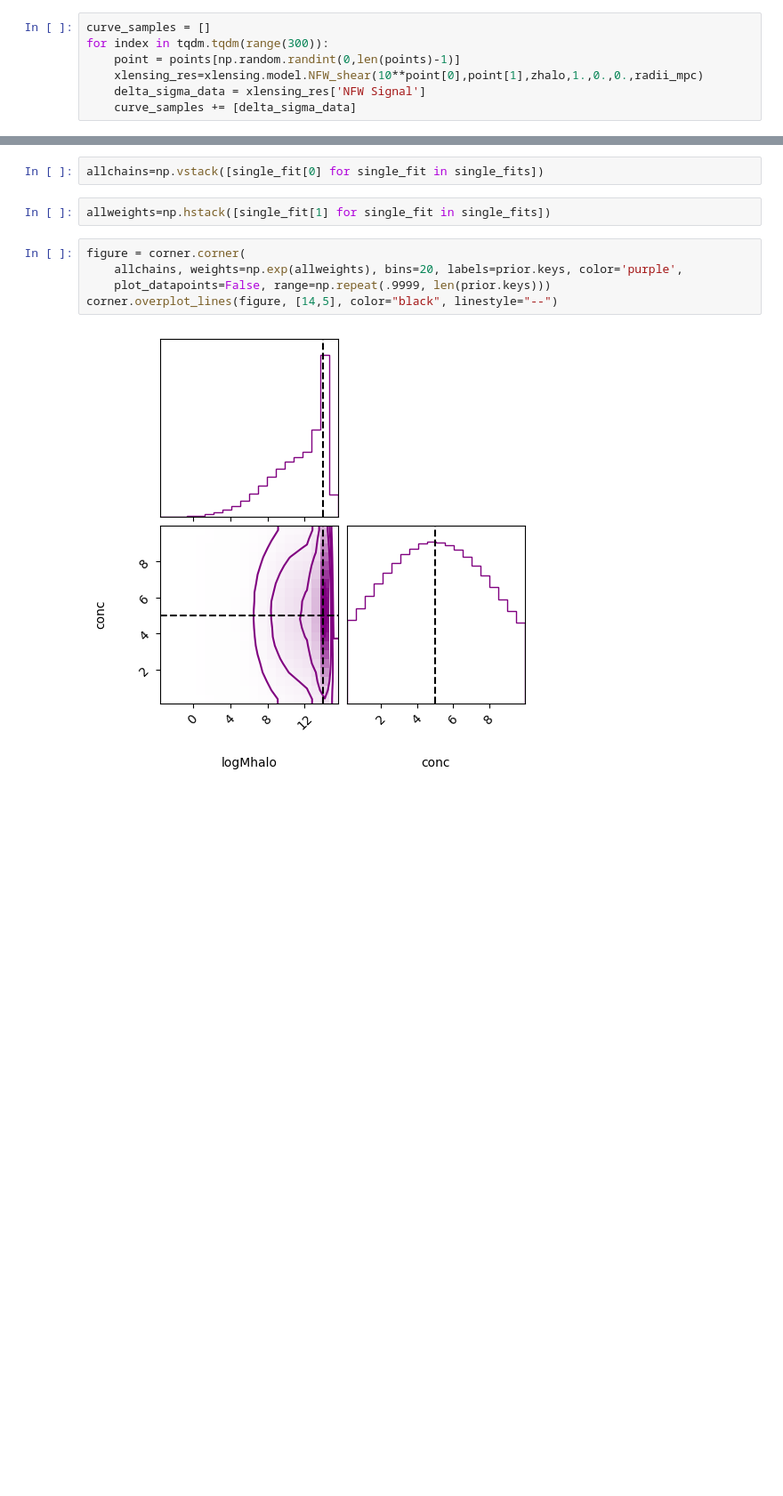
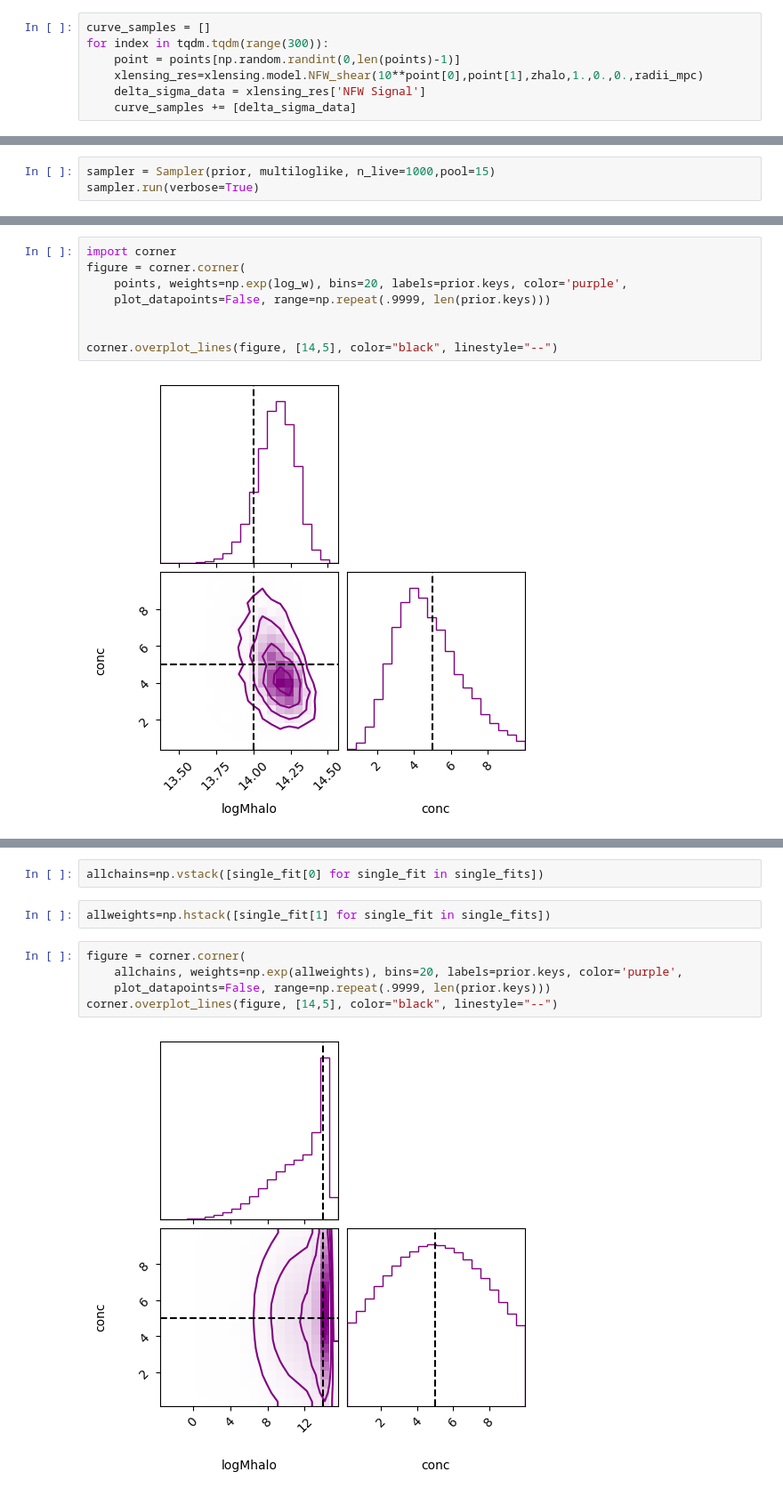
Before and after one commit to andrevitorelli/destacking, a Jupyter notebook: notebooks/prototype_destacking.ipynb, the cells around one changed output, grey strips where cells are left out. Shown at 89% size. Cells and saved outputs as stored; diff of their text form; blank space fills up the shorter version.

```diff
--- a/notebooks/prototype_destacking.ipynb
+++ b/notebooks/prototype_destacking.ipynb
@@ -727,0 +836,3 @@ for single in tqdm.tqdm(singles):
+# %%
+sampler = Sampler(prior, multiloglike, n_live=1000,pool=15)
+sampler.run(verbose=True)
@@ -727,0 +874,10 @@ for single in tqdm.tqdm(singles):
+# %%
+import corner
+figure = corner.corner(
+    points, weights=np.exp(log_w), bins=20, labels=prior.keys, color='purple',
+    plot_datapoints=False, range=np.repeat(.9999, len(prior.keys)))
+
+
+corner.overplot_lines(figure, [14,5], color="black", linestyle="--")
+# %% [output]
+[figure, added]
```
Also changed, not shown: parts of 49 cells of this notebook.
